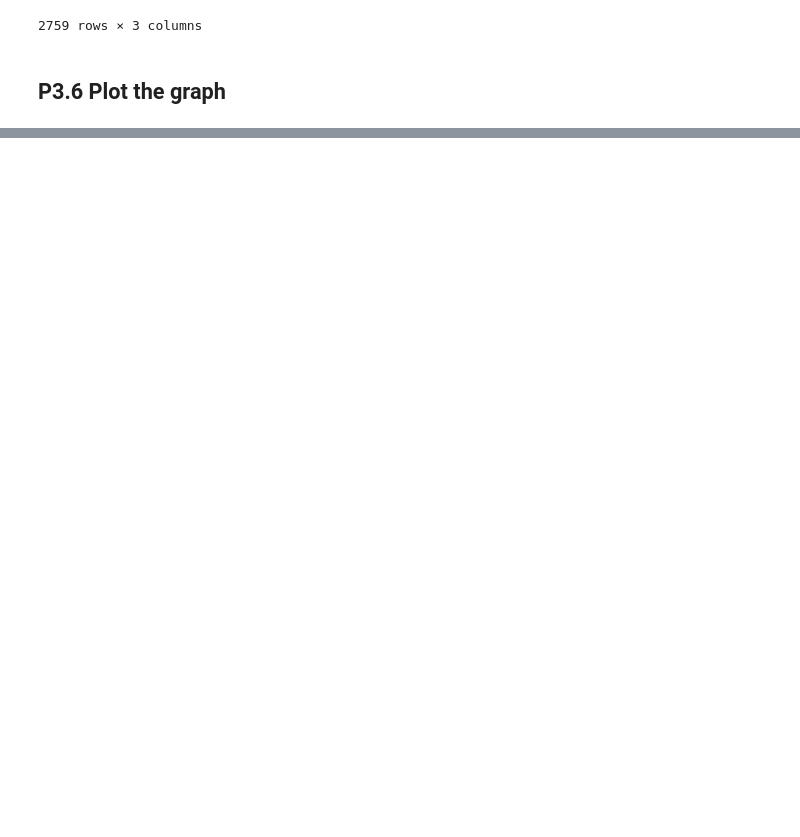
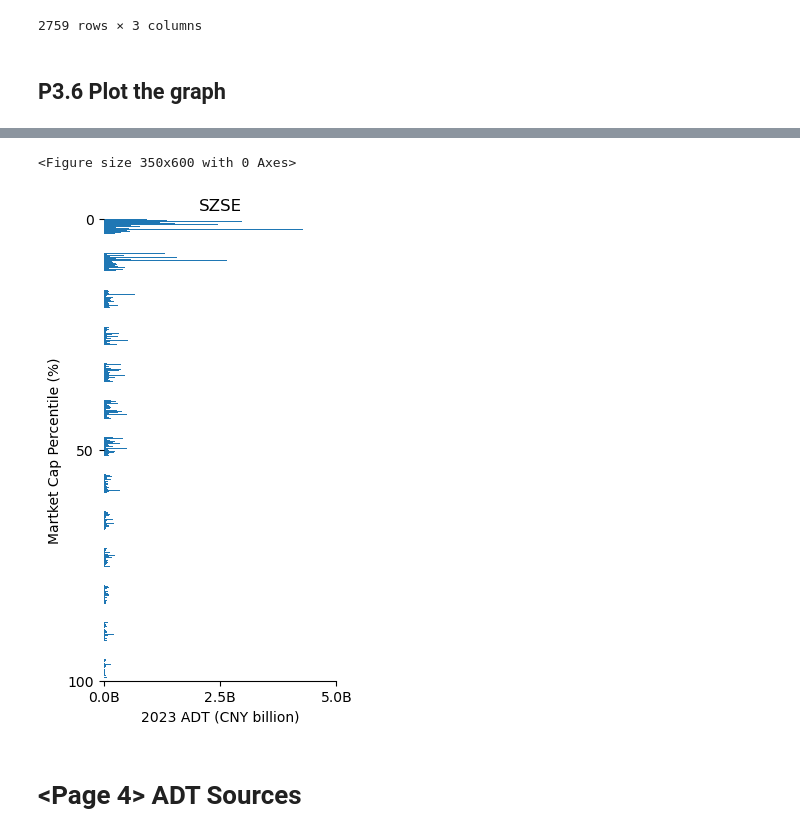
Before and after one commit to ckyma/exchatbook, a Jupyter notebook: getYahooData.ipynb, the cells around one changed output, grey strips where cells are left out. Saved outputs shown, nothing was run; the diff lists cells and outputs as text; code cells hidden in the pictures; blank space fills up the shorter version.

```diff
--- a/getYahooData.ipynb
+++ b/getYahooData.ipynb
@@ -1155,4 +1179,7 @@ szse_all_marketcap
 szse_all_marketcap.to_excel("szse_all_market_cap_20230618.xlsx")
+# %%
+# Read back
+szse_all_marketcap = pd.read_excel("szse_all_market_cap_20230618.xlsx", index_col=0)
 # %% [markdown]
 ## P3.4 Get stock volume
 # %%
@@ -1286,6 +1319,9 @@ Date
 # %%
 # Export the Dataframe data to Pickle file
 szse_data.to_pickle("SZSE_stock_prices_2023.pkl")
+# %%
+# Read Data Back
+szse_data = pd.read_pickle("SZSE_stock_prices_2023.pkl")
 # %% [markdown]
 ## P3.5 Prepare for the graph
 # %%
@@ -1439,0 +1531,41 @@ MemoryError: In RendererAgg: Out of memory
+# %%
+# SZSE
+# Set the figure size
+ax = plt.figure(figsize=(3, 6))
+
+# Plot both futures close prices
+ax = szse_graph.plot.barh(x="marketCap_percentile", y="ADT", legend=False, figsize=(3, 6))
+
+# Set the title and axis labels and sizes
+plt.title('SZSE', fontsize=12)
+# ax.axes.get_yaxis().set_ticks([0, 10, 20, 30, 40, 50, 60, 70, 80, 90, 100])
+ax.xaxis.set_major_formatter(xformatter)
+
+scale_y = len(szse_graph)
+ticks_y = FuncFormatter(lambda x, pos: '{0:g}'.format(round(x/scale_y*100)))
+ax.yaxis.set_major_formatter(ticks_y)
+
+ax.yaxis.set_ticks([0, 1379, 2759])
+ax.xaxis.set_ticks([0, 2500000000, 5000000000])
+
+ax.invert_yaxis()
+ax.set_xlabel('2023 ADT (CNY billion)', fontsize=10)
+ax.set_ylabel('Martket Cap Percentile (%)', fontsize=10)
+# ax2.tick_params(axis='y', labelsize=15)
+# h1, l1 = ax.get_legend_handles_labels()
+# h2, l2 = ax2.get_legend_handles_labels()
+# ax.legend(h2, l2, loc=2, prop={'size': 15})
+# ax.set_ylim(ymin=-10.0,ymax=110.0)
+ax.set_xlim(0, 5000000000)
+ax.spines['top'].set_visible(False)
+ax.spines['right'].set_visible(False)
+ax.spines['left'].set_visible(False)
+
+# Show the plot
+# plt.show()
+plt.savefig('page3_szse.png', dpi=2400)
+# %% [output]
+<Figure size 350x600 with 0 Axes>
+[figure, added]
+# %% [markdown]
+# <Page 4> ADT Sources
```
Also changed, not shown: parts of 12 cells of this notebook, 3 other files.
